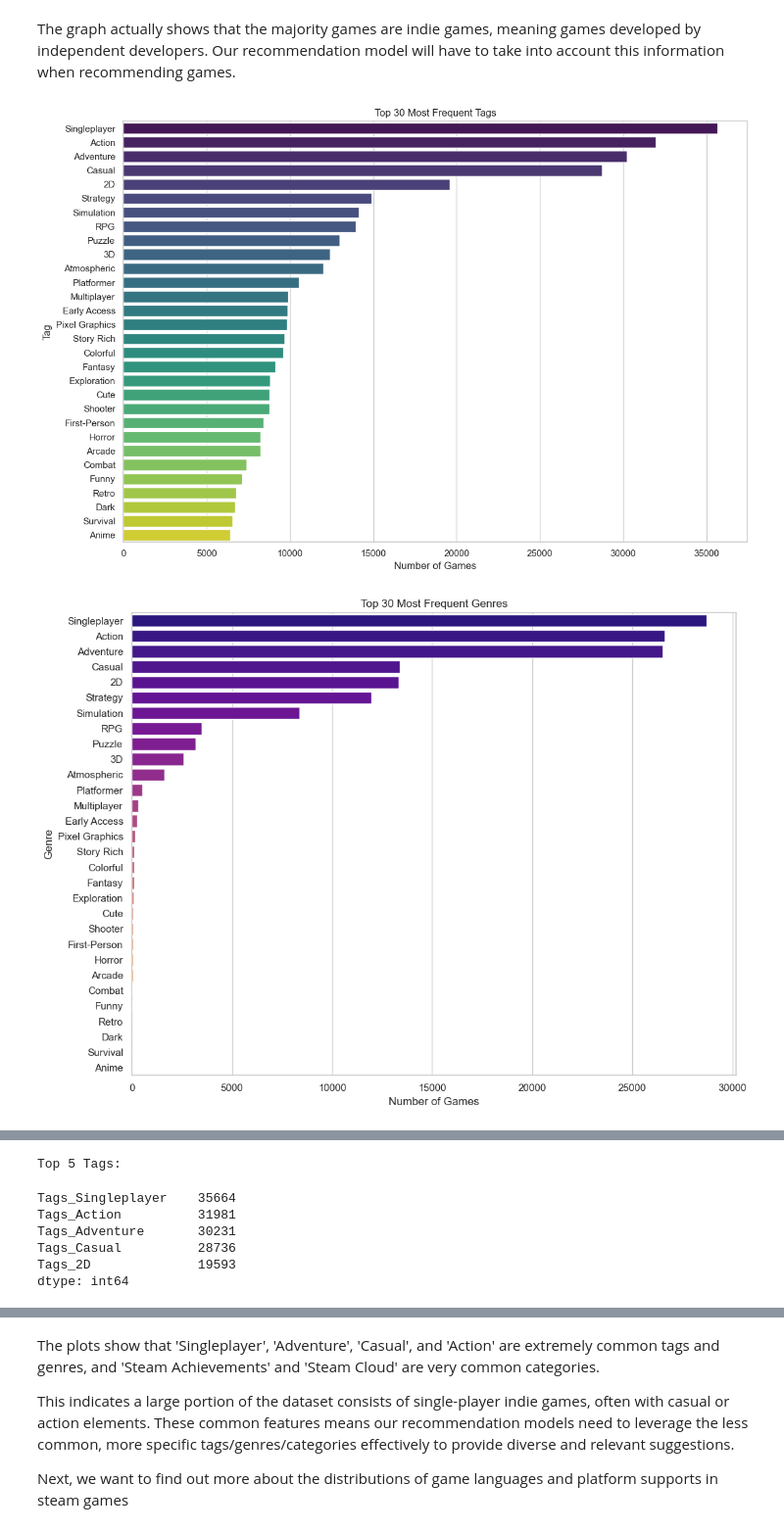
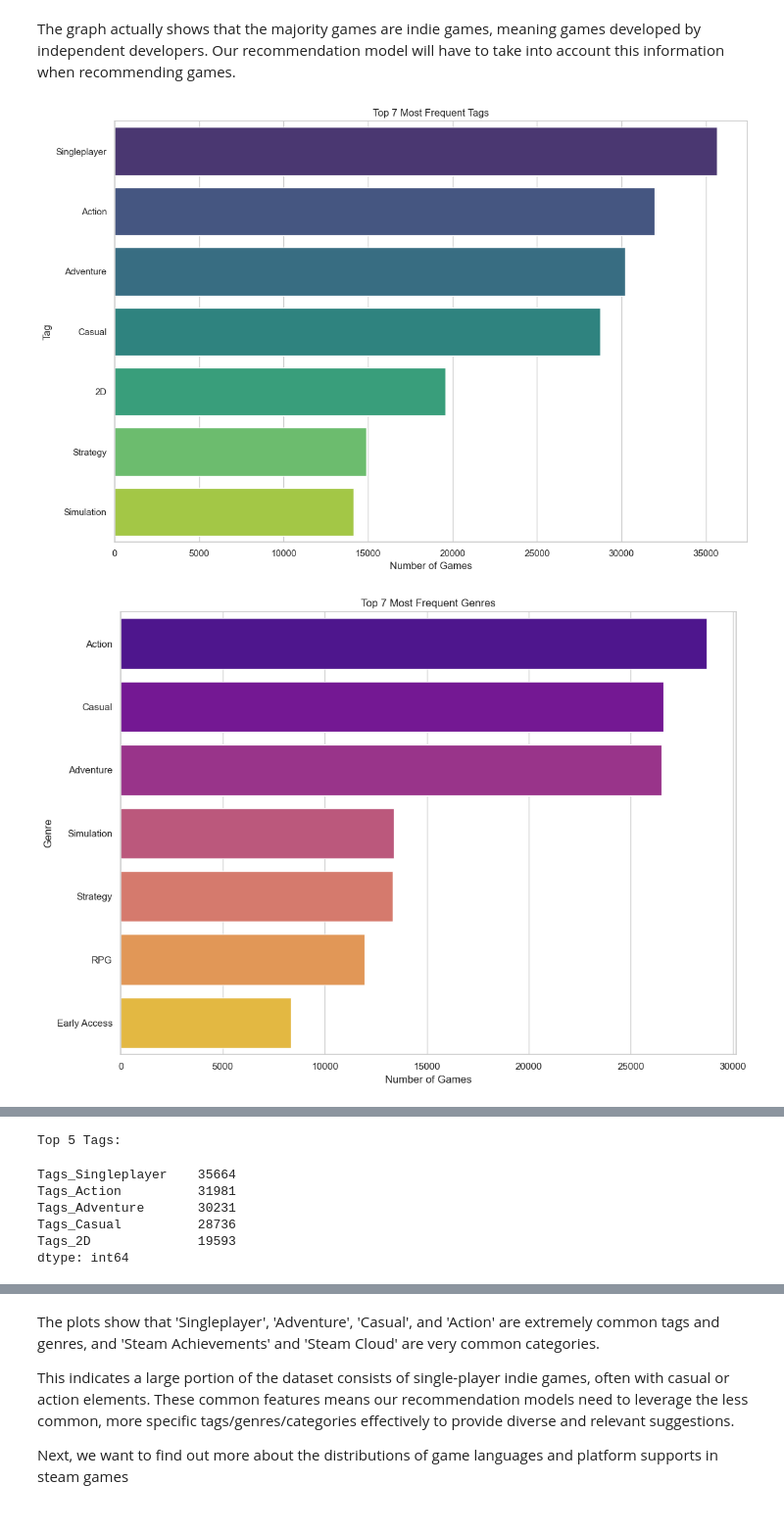
Before and after one commit to HailXD/SC1015-MiniProject, a Jupyter notebook: EDA.ipynb, the cells around one changed output, grey strips where cells are left out. Shown at 98% size. Saved outputs shown, nothing was run; the diff lists cells and outputs as text; code cells hidden in the pictures.

```diff
--- a/EDA.ipynb
+++ b/EDA.ipynb
@@ -198,44 +198,44 @@ tag_freq = df[tag_cols].sum().sort_values(ascending=False)
 genre_freq = df[genre_cols].sum().sort_values(ascending=False)
 category_freq = df[category_cols].sum().sort_values(ascending=False)
 
-N = 30 # Number of top tags, genres, and categories to display
+N = 7 # Number of top tags, genres, and categories to display
 
 plt.figure(figsize=(12, 8))
 sns.barplot(y=tag_freq.index[:N], x=tag_freq.values[:N], palette='viridis', hue=tag_freq.index[:N])
 plt.title(f'Top {N} Most Frequent Tags')
 plt.xlabel('Number of Games')
 plt.ylabel('Tag')
 plt.yticks(ticks=range(N), labels=[tag.split('_')[1] for tag in tag_freq.index[:N]])
 plt.tight_layout()
 plt.legend([],[], frameon=False) # Turn off legends since labels shown in y axis
 plt.show()
 
 plt.figure(figsize=(12, 8))
 sns.barplot(y=genre_freq.index[:N], x=genre_freq.values[:N], palette='plasma', hue=genre_freq.index[:N])
 plt.title(f'Top {N} Most Frequent Genres')
 plt.xlabel('Number of Games')
 plt.ylabel('Genre')
 plt.tight_layout()
-plt.yticks(ticks=range(N), labels=[tag.split('_')[1] for tag in tag_freq.index[:N]])
+plt.yticks(ticks=range(N), labels=[genre.split('_')[1] for genre in genre_freq.index[:N]])
 plt.legend([],[], frameon=False)
 plt.show()
 
 plt.figure(figsize=(12, 8))
 sns.barplot(y=category_freq.index[:N], x=category_freq.values[:N], palette='magma', hue=category_freq.index[:N])
 plt.title(f'Top {N} Most Frequent Categories')
 plt.xlabel('Number of Games')
 plt.ylabel('Category')
 plt.tight_layout()
-plt.yticks(ticks=range(N), labels=[tag.split('_')[1] for tag in tag_freq.index[:N]])
+plt.yticks(ticks=range(N), labels=[category.split('_')[1] for category in category_freq.index[:N]])
 plt.legend([],[], frameon=False)
 plt.show()
 
 print("\nTop 5 Tags:")
-display(tag_freq.head())
+display(tag_freq.head(5))
 print("\nTop 5 Genres:")
-display(genre_freq.head())
+display(genre_freq.head(5))
 print("\nTop 5 Categories:")
-display(category_freq.head())
+display(category_freq.head(5))
 # %% [output]
-[figure, old version]
+[figure, new version]
-[figure, old version]
+[figure, new version]
```
Also changed, not shown: parts of 1 cell of this notebook.
